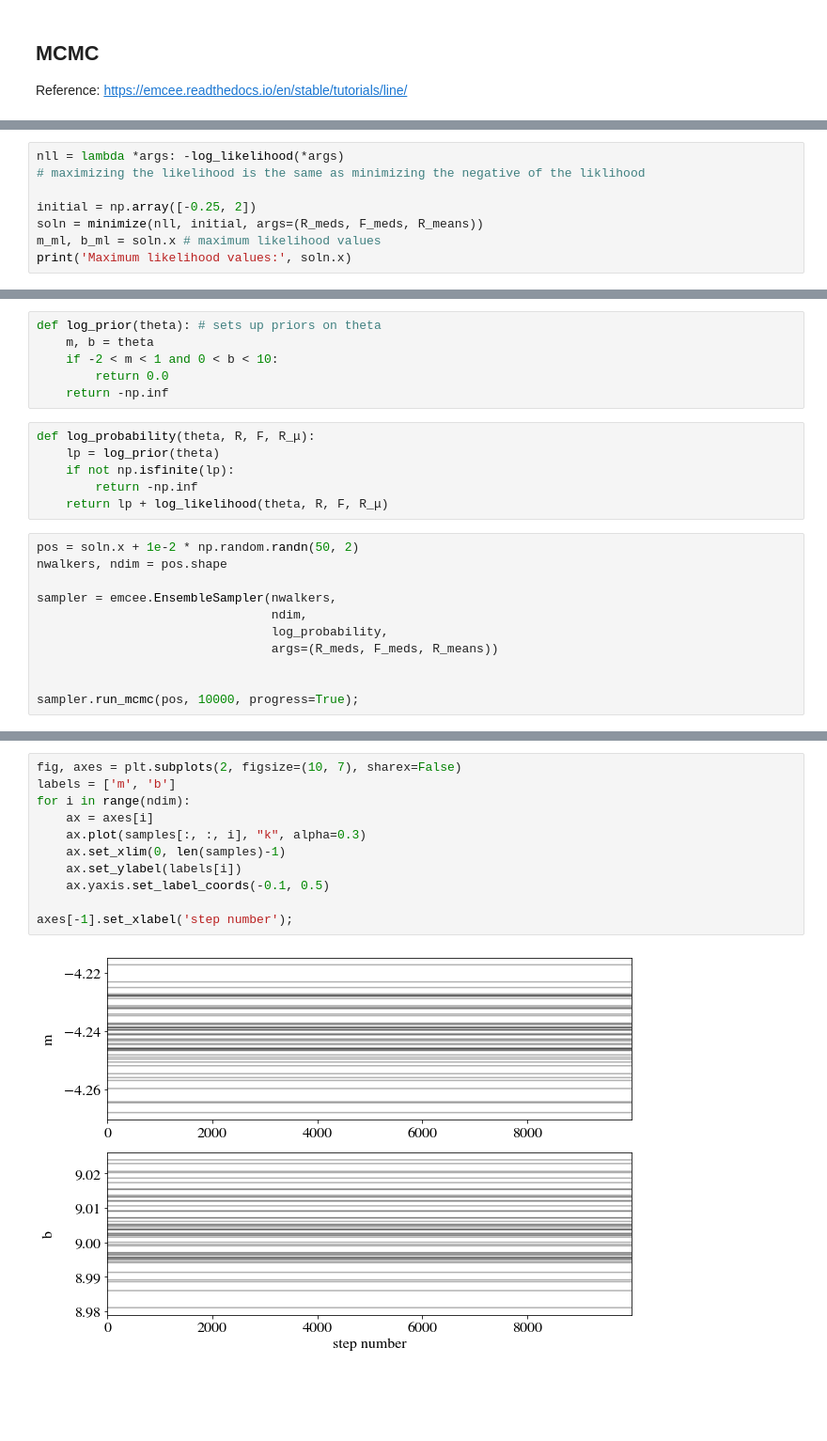
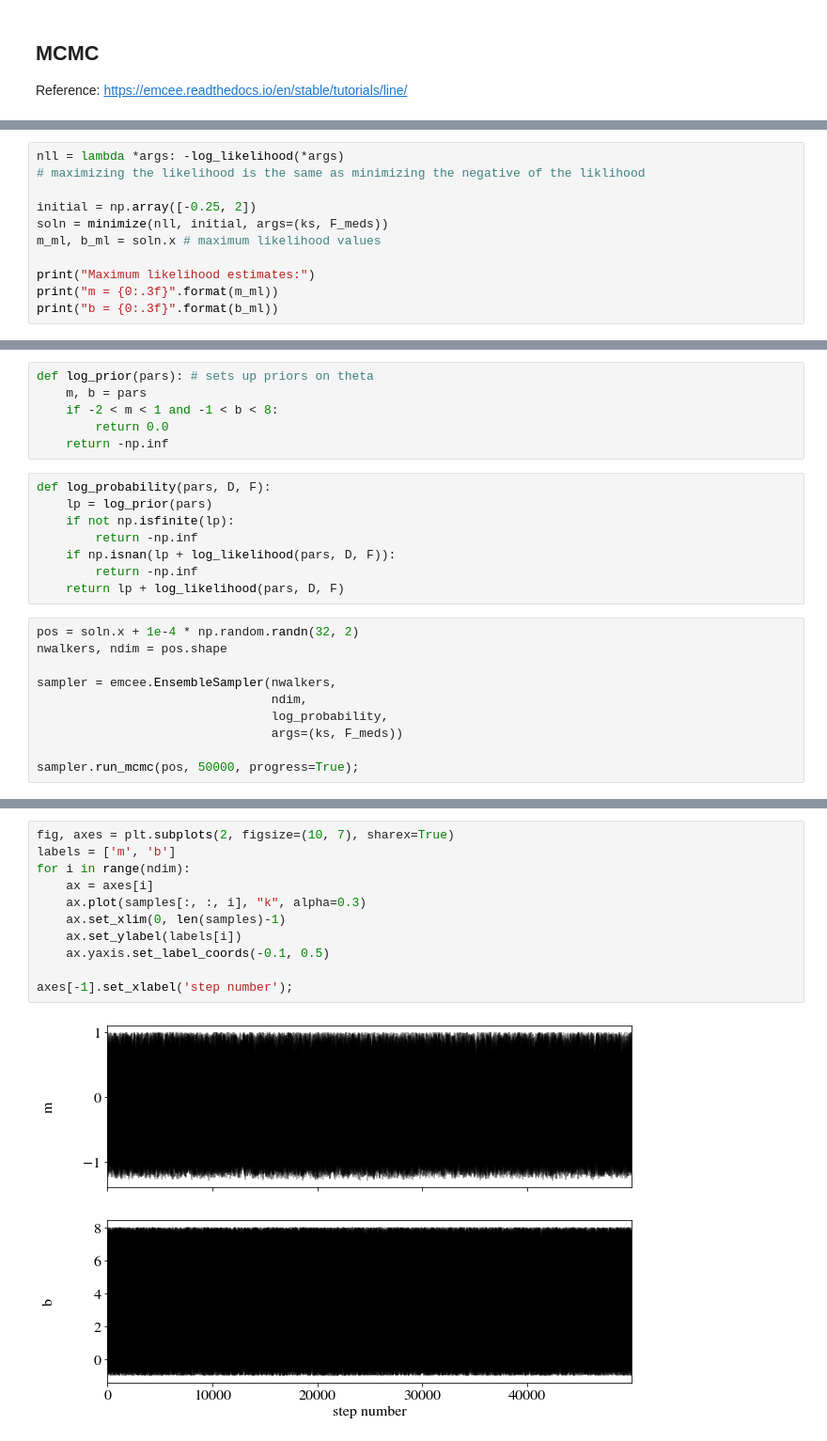
Before and after one commit to darbymccauley/Leuschner_FRB_Detection, a Jupyter notebook: rates_vs_fluence.ipynb, the cells around one changed output, grey strips where cells are left out. Shown at 94% size. Saved outputs shown, nothing was run; the diff lists cells and outputs as text; blank space fills up the shorter version.

Commit message:
mcmc run and channel calcs

```diff
--- a/rates_vs_fluence.ipynb
+++ b/rates_vs_fluence.ipynb
@@ -571,7 +598,10 @@ nll = lambda *args: -log_likelihood(*args)
 # maximizing the likelihood is the same as minimizing the negative of the liklihood
 
 initial = np.array([-0.25, 2])
-soln = minimize(nll, initial, args=(R_meds, F_meds, R_means))
+soln = minimize(nll, initial, args=(ks, F_meds))
 m_ml, b_ml = soln.x # maximum likelihood values
-print('Maximum likelihood values:', soln.x)
+
+print("Maximum likelihood estimates:")
+print("m = {0:.3f}".format(m_ml))
+print("b = {0:.3f}".format(b_ml))
 # %% [output]
@@ -579,26 +611,27 @@ Maximum likelihood values: [-4.24049666  9.00285538]
 # %%
-def log_prior(theta): # sets up priors on theta
-    m, b = theta
-    if -2 < m < 1 and 0 < b < 10:
+def log_prior(pars): # sets up priors on theta
+    m, b = pars
+    if -2 < m < 1 and -1 < b < 8:
         return 0.0
     return -np.inf
 # %%
-def log_probability(theta, R, F, R_μ):
-    lp = log_prior(theta)
+def log_probability(pars, D, F):
+    lp = log_prior(pars)
     if not np.isfinite(lp):
         return -np.inf
-    return lp + log_likelihood(theta, R, F, R_μ)
+    if np.isnan(lp + log_likelihood(pars, D, F)):
+        return -np.inf
+    return lp + log_likelihood(pars, D, F)
 # %%
-pos = soln.x + 1e-2 * np.random.randn(50, 2)
+pos = soln.x + 1e-4 * np.random.randn(32, 2)
 nwalkers, ndim = pos.shape
 
 sampler = emcee.EnsembleSampler(nwalkers,
                                 ndim,
                                 log_probability,
-                                args=(R_meds, F_meds, R_means))
+                                args=(ks, F_meds))
 
-
-sampler.run_mcmc(pos, 10000, progress=True);
+sampler.run_mcmc(pos, 50000, progress=True);
 # %%
 samples = sampler.get_chain()
 
@@ -609,13 +642,13 @@ Integrated autocorrelation time: [nan nan]
 # %%
-fig, axes = plt.subplots(2, figsize=(10, 7), sharex=False)
+fig, axes = plt.subplots(2, figsize=(10, 7), sharex=True)
 labels = ['m', 'b']
 for i in range(ndim):
     ax = axes[i]
     ax.plot(samples[:, :, i], "k", alpha=0.3)
     ax.set_xlim(0, len(samples)-1)
     ax.set_ylabel(labels[i])
     ax.yaxis.set_label_coords(-0.1, 0.5)
 
 axes[-1].set_xlabel('step number');
 # %% [output]
-[figure, old version]
+[figure, new version]
```
Also changed, not shown: parts of 29 cells of this notebook, 1 other file.
